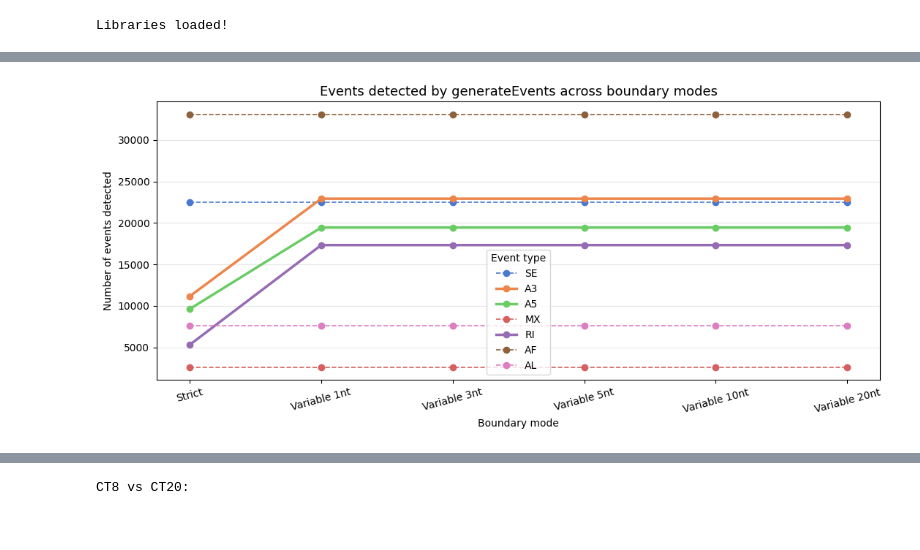
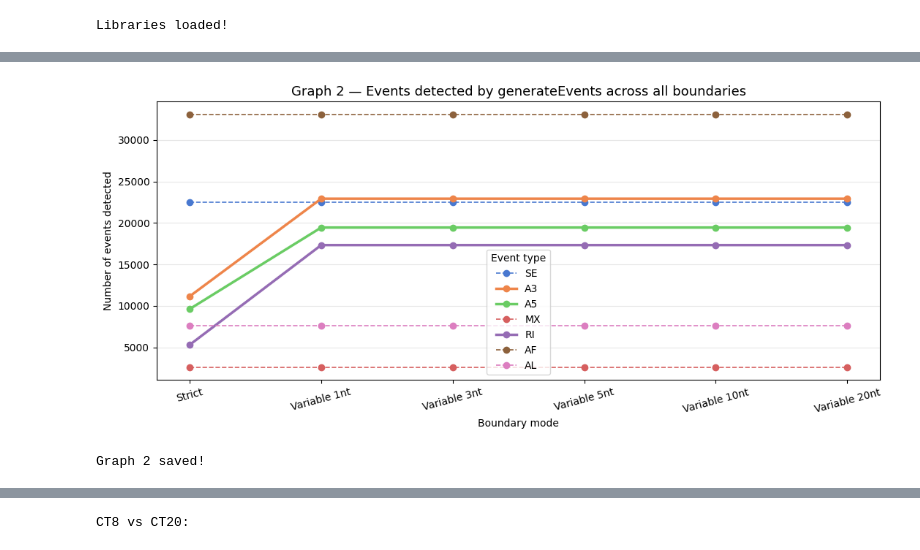
Before and after one commit to griceyrt/Internship, a Jupyter notebook: analysis/notebooks/02_barplots.ipynb, the cells around one changed output, grey strips where cells are left out. Saved outputs shown, nothing was run; the diff lists cells and outputs as text; code cells hidden in the pictures.

```diff
--- a/analysis/notebooks/02_barplots.ipynb
+++ b/analysis/notebooks/02_barplots.ipynb
@@ -98,28 +183,27 @@ Graph 1 saved!
 # %%
 # Line plot — IOE counts across all boundary modes for all 7 events
 boundaries = ["Strict", "Variable 1nt", "Variable 3nt", "Variable 5nt", "Variable 10nt", "Variable 20nt"]
 
 fig, ax = plt.subplots(figsize=(11, 5))
-
-muted = sns.color_palette("muted", 7)
-events_all = ["SE", "A3", "A5", "MX", "RI", "AF", "AL"]
 
 for i, event in enumerate(events_all):
     row = df_ioe_all[df_ioe_all["Event"] == event].iloc[0]
     values = [row[b] for b in boundaries]
     linestyle = "-" if event in ["A3", "A5", "RI"] else "--"
     linewidth = 2.5 if event in ["A3", "A5", "RI"] else 1.2
     ax.plot(boundaries, values, marker="o", label=event,
             color=muted[i], linewidth=linewidth, linestyle=linestyle)
 
-ax.set_title("Events detected by generateEvents across boundary modes", fontsize=13)
+ax.set_title("Graph 2 — Events detected by generateEvents across all boundaries", fontsize=13)
 ax.set_xlabel("Boundary mode")
 ax.set_ylabel("Number of events detected")
 ax.legend(title="Event type")
 ax.grid(axis="y", alpha=0.3)
 plt.xticks(rotation=15)
 plt.tight_layout()
 plt.savefig("../../figures/plots/lineplot_ioe_counts.png", dpi=150, bbox_inches="tight")
 plt.show()
+print("Graph 2 saved!")
 # %% [output]
-[figure, old version]
+[figure, new version]
+Graph 2 saved!
```
Also changed, not shown: parts of 8 cells of this notebook, 10 other files.
